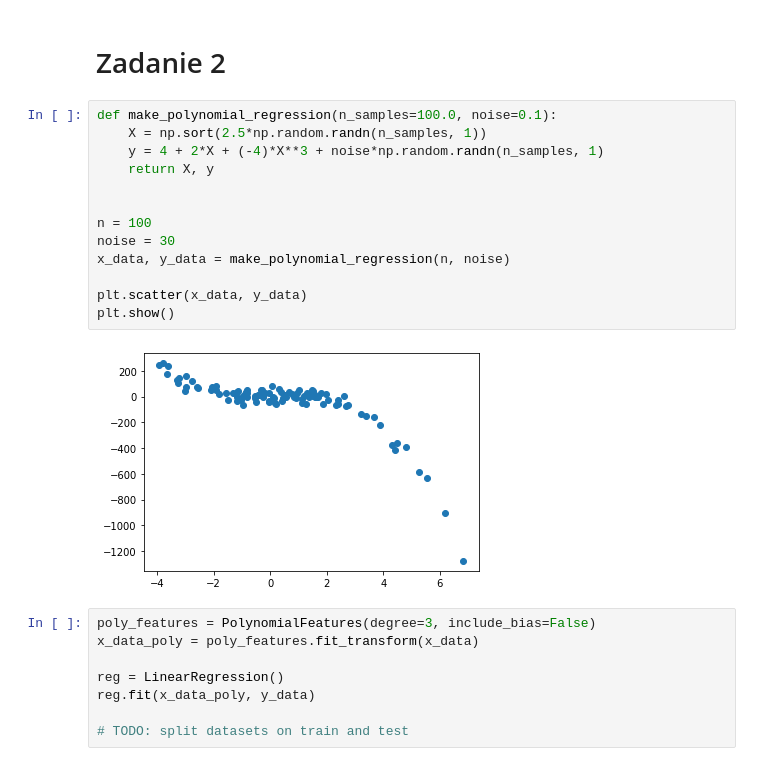
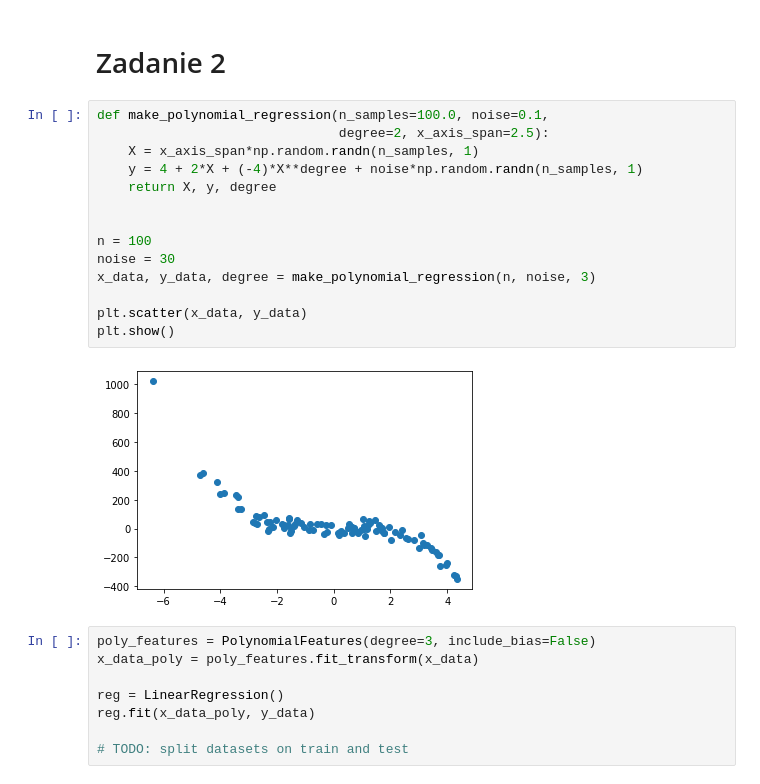
Before and after one commit to 11jolek11/BigData, a Jupyter notebook: List1.ipynb, the cells around one changed output. Cells and saved outputs as stored; diff of their text form.

Commit message:
Add degree

```diff
--- a/List1.ipynb
+++ b/List1.ipynb
@@ -79,20 +79,21 @@ plt.plot(x_train,
 # %% [markdown]
 # Zadanie 2
 # %%
-def make_polynomial_regression(n_samples=100.0, noise=0.1):
-    X = np.sort(2.5*np.random.randn(n_samples, 1))
-    y = 4 + 2*X + (-4)*X**3 + noise*np.random.randn(n_samples, 1)
-    return X, y
+def make_polynomial_regression(n_samples=100.0, noise=0.1,
+                               degree=2, x_axis_span=2.5):
+    X = x_axis_span*np.random.randn(n_samples, 1)
+    y = 4 + 2*X + (-4)*X**degree + noise*np.random.randn(n_samples, 1)
+    return X, y, degree
 
 
 n = 100
 noise = 30
-x_data, y_data = make_polynomial_regression(n, noise)
+x_data, y_data, degree = make_polynomial_regression(n, noise, 3)
 
 plt.scatter(x_data, y_data)
 plt.show()
 # %% [output]
-[figure, old version]
+[figure, new version]
 # %%
 poly_features = PolynomialFeatures(degree=3, include_bias=False)
 x_data_poly = poly_features.fit_transform(x_data)
```
Also changed, not shown: parts of 6 cells of this notebook.
